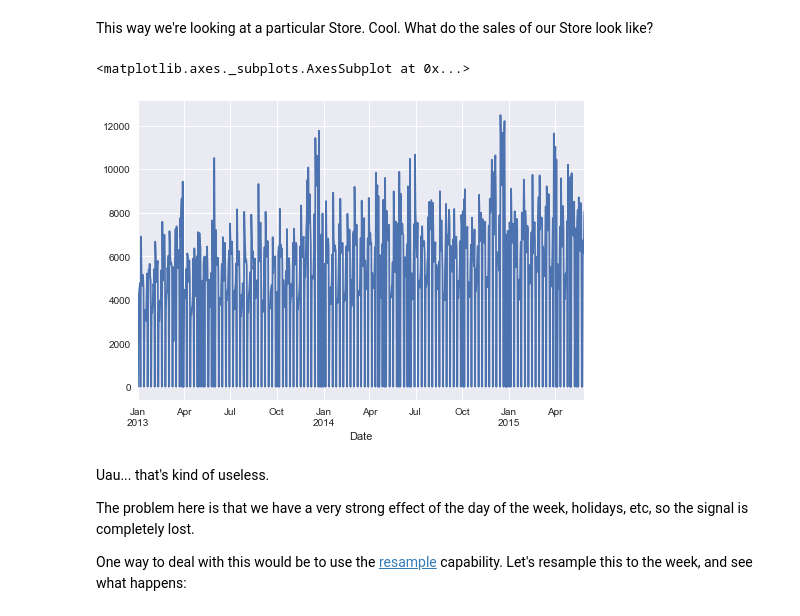
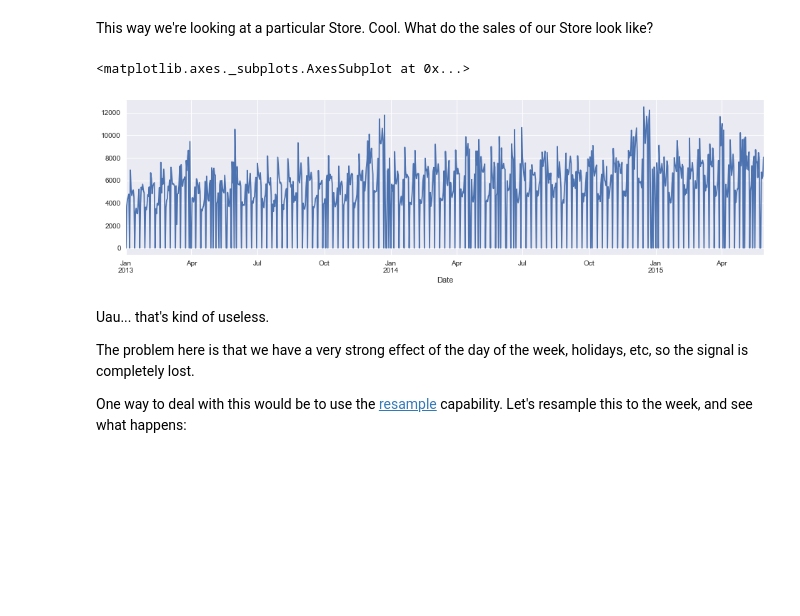
Before and after one commit to MarqueJaune/hackathon2, a Jupyter notebook: Learning units/Time series - Exploring the data .ipynb, the cells around one changed output. Drawn from its saved outputs; the diff is of its cells as text; code cells hidden in the pictures; blank space fills up the shorter version.

```diff
--- a/Learning units/Time series - Exploring the data .ipynb
+++ b/Learning units/Time series - Exploring the data .ipynb
@@ -117,10 +117,10 @@ store_1115 = train.xs(1115, level='Store')
 # %% [markdown]
 This way we're looking at a particular Store. Cool.  What do the sales of our Store look like?
 # %%
-store_1115['Sales'].plot()
+store_1115['Sales'].plot(figsize=(16, 4))   # <-- plot it
 # %% [output]
 <matplotlib.axes._subplots.AxesSubplot at 0x...>
-[figure, old version]
+[figure, new version]
 # %% [markdown]
 Uau... that's kind of useless.
 
```
Also changed, not shown: parts of 7 cells of this notebook.
